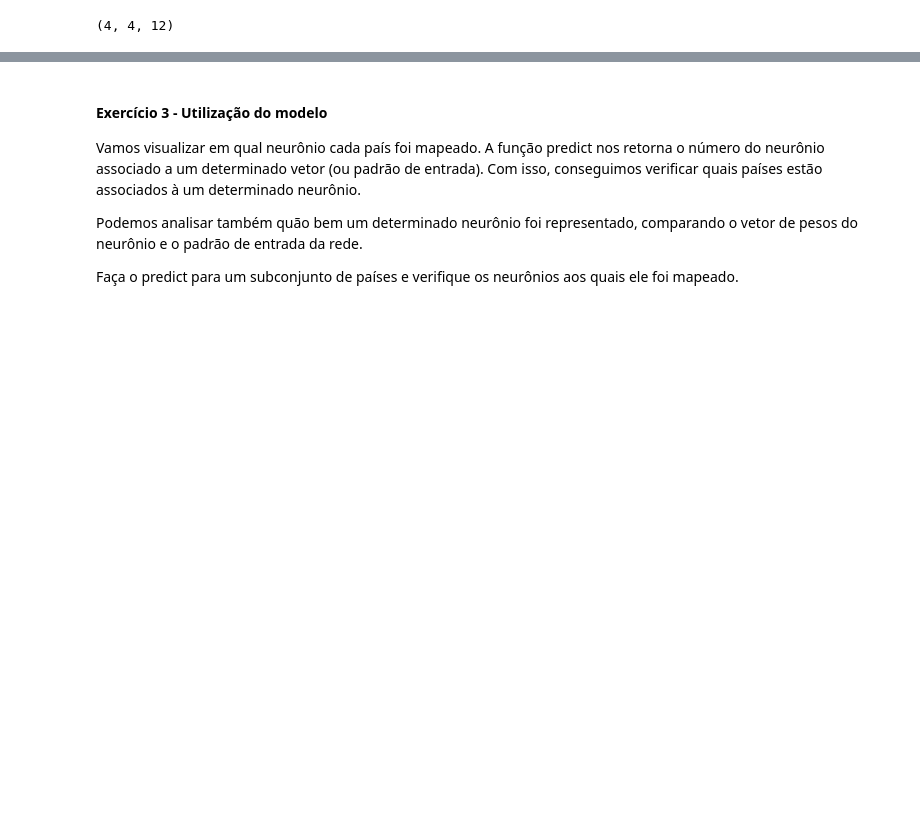
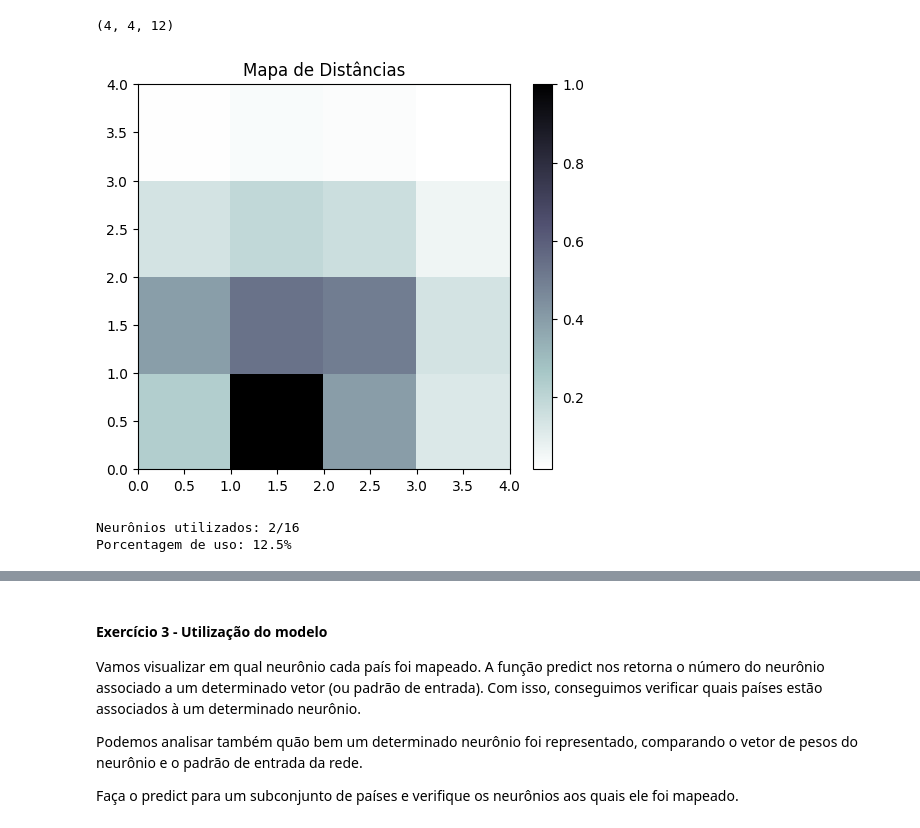
Before and after one commit to KndHvH/study, a Jupyter notebook: POLI/ML2/t2/exercícios_som.ipynb, the cells around one changed output, grey strips where cells are left out. Saved outputs shown, nothing was run; the diff lists cells and outputs as text; code cells hidden in the pictures; blank space fills up the shorter version.

```diff
--- a/POLI/ML2/t2/exercícios_som.ipynb
+++ b/POLI/ML2/t2/exercícios_som.ipynb
@@ -165,3 +166,14 @@ Avaliação do modelo. Para o escopo deste exercício o avaliação pode ser fei
 sofm.get_weights().shape
 # %% [output]
 (4, 4, 12)
+# %%
+def plot_u_matrix(sofm):
+    plt.figure(figsize=(6, 5))
+    plt.pcolor(sofm.distance_map().T, cmap='bone_r')
+    plt.colorbar()
+    plt.title('Mapa de Distâncias')
+    plt.show()
+
+plot_u_matrix(sofm)
+# %% [output]
+[figure, added]
@@ -167,0 +191,5 @@ sofm.get_weights().shape
+# %%
+count_neurons_used(sofm, data_train)
+# %% [output]
+Neurônios utilizados: 2/16
+Porcentagem de uso: 12.5%
```
Also changed, not shown: parts of 15 cells of this notebook.
